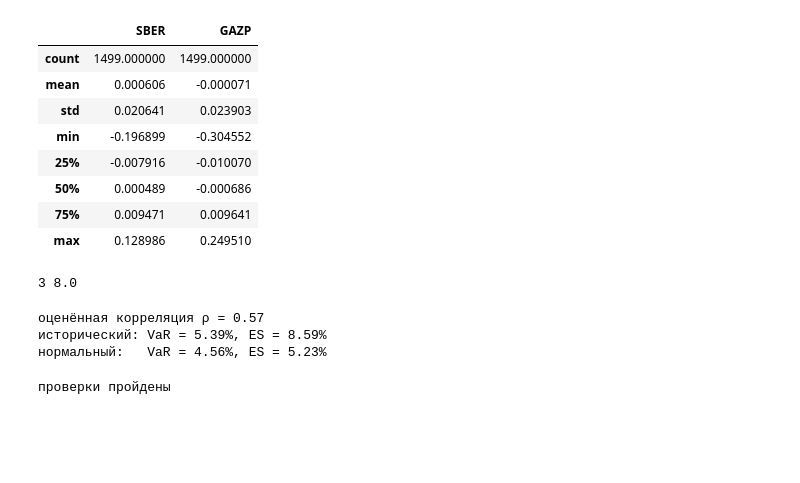
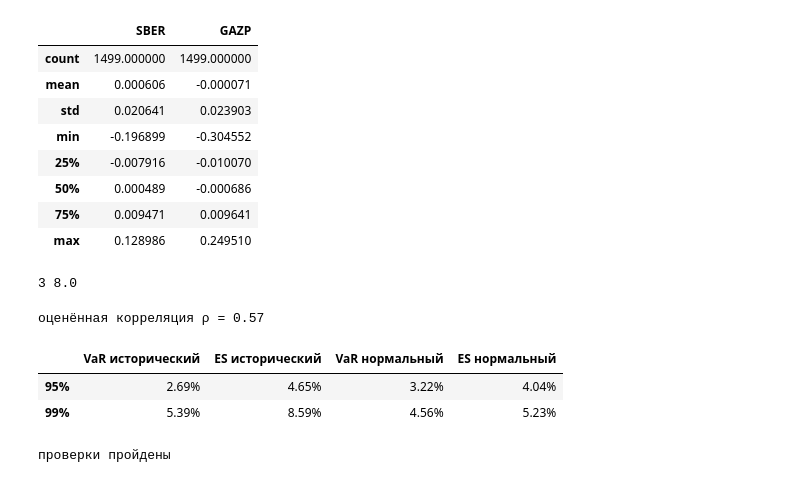
Before and after one commit to yurkhen/VaR_ES, a Jupyter notebook: var_es_portfolio.ipynb, the cells around one changed output. Saved outputs shown, nothing was run; the diff lists cells and outputs as text; code cells hidden in the pictures; blank space fills up the shorter version.

```diff
--- a/var_es_portfolio.ipynb
+++ b/var_es_portfolio.ipynb
@@ -54,25 +54,31 @@ print(var_hist(test, 0.8), round(es_hist(test, 0.8), 10))
 # %%
 def portfolio_loss(R, x):
     return -(x * R[A] + (1 - x) * R[B])
 
 mA, mB = R[A].mean(), R[B].mean()
 sA, sB = R[A].std(), R[B].std()
 rho_hat = R[A].corr(R[B])
 
 def var_es_normal(x, a, rho=rho_hat):
     mu = -(x * mA + (1 - x) * mB)
     s = np.sqrt(x**2 * sA**2 + (1 - x)**2 * sB**2 + 2 * x * (1 - x) * rho * sA * sB)
     z = norm.ppf(a)
     return mu + s * z, mu + s * norm.pdf(z) / (1 - a)
 
-alpha, x = 0.99, 0.5
+alphas = [0.95, 0.99]
+x = 0.5
 L = portfolio_loss(R, x)
-v_n, e_n = var_es_normal(x, alpha)
 print(f"оценённая корреляция ρ = {rho_hat:.2f}")
-print(f"исторический: VaR = {var_hist(L, alpha):.2%}, ES = {es_hist(L, alpha):.2%}")
-print(f"нормальный:   VaR = {v_n:.2%}, ES = {e_n:.2%}")
+
+table = pd.DataFrame(
+    [[var_hist(L, a), es_hist(L, a), *var_es_normal(x, a)] for a in alphas],
+    index=[f"{a:.0%}" for a in alphas],
+    columns=["VaR исторический", "ES исторический", "VaR нормальный", "ES нормальный"],
+)
+table.map(lambda v: f"{v:.2%}")
 # %% [output]
 оценённая корреляция ρ = 0.57
-исторический: VaR = 5.39%, ES = 8.59%
-нормальный:   VaR = 4.56%, ES = 5.23%
+|  | VaR исторический | ES исторический | VaR нормальный | ES нормальный |
+| 95% | 2.69% | 4.65% | 3.22% | 4.04% |
+| 99% | 5.39% | 8.59% | 4.56% | 5.23% |
 # %%
```
Also changed, not shown: parts of 3 cells of this notebook.
